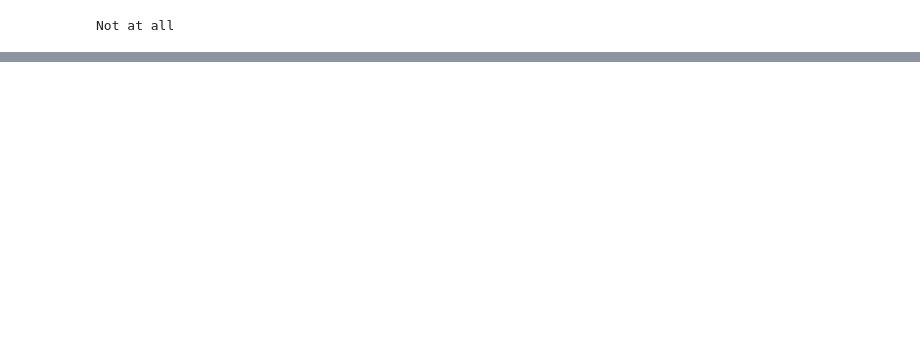
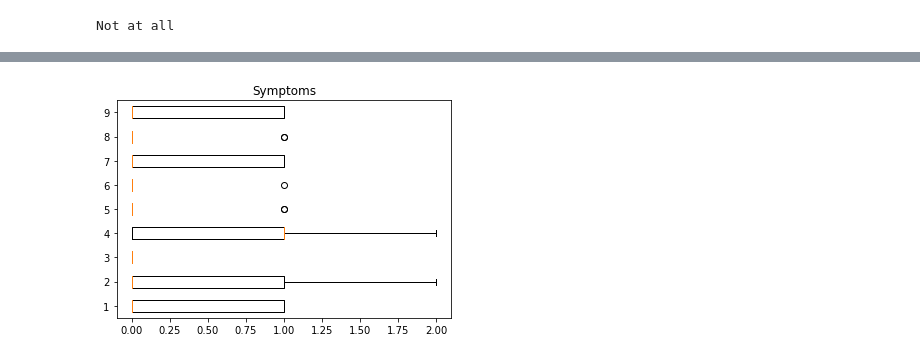
Before and after one commit to Nikolayb1/COMP0138_Maze, a Jupyter notebook: Analyses/main.ipynb, the cells around one changed output, grey strips where cells are left out. Saved outputs shown, nothing was run; the diff lists cells and outputs as text; code cells hidden in the pictures; blank space fills up the shorter version.

```diff
--- a/Analyses/main.ipynb
+++ b/Analyses/main.ipynb
@@ -14,6 +39,7 @@ SSQs = [16]
 SYMPTOMS = ["General Discomfort", "Fatigue", "Headache", "Eyestrain", "Difficulty Focusing", "Blurred Vision", "Dizziness", "Vertigo"]
 oculSymptoms = ("General Discomfort", "Fatigue", "Eyestrain", "Difficulty Focusing")
 disSymptoms = ("Headache", "Blurred Vision", "Dizziness", "Vertigo")
+participantNum = df.shape[0]
 # %%
 print (df.iloc[:,HMD])
 # %% [output]
@@ -196,3 +218,9 @@ Name: 1, dtype: object
 Oculomotor Score: 41.66666666666667
 Disorientation Score: 20.0
 Total Score: 30.833333333333336
+# %%
+for p in range(participantNum):
+    participant = df.iloc[p,SSQs[0]:SSQs[0]+9]
+    participant_val = feelingToNumber(participant)
+    o, d, t = calcVRSQ(participant)
+    print("Participant {}:\nOculomotor Score: {}\nDisorientation Score: {}\nTotal Score: {}\n".format(p, o, d, t))
@@ -198,0 +270,7 @@ Total Score: 30.833333333333336
+# %%
+fig1, ax1 = plt.subplots()
+ax1.set_title('Symptoms')
+ax1.boxplot(pre_experiment_vrsq_symptoms, vert=False)
+plt.show()
+# %% [output]
+[figure, added]
```
Also changed, not shown: parts of 12 cells of this notebook.
